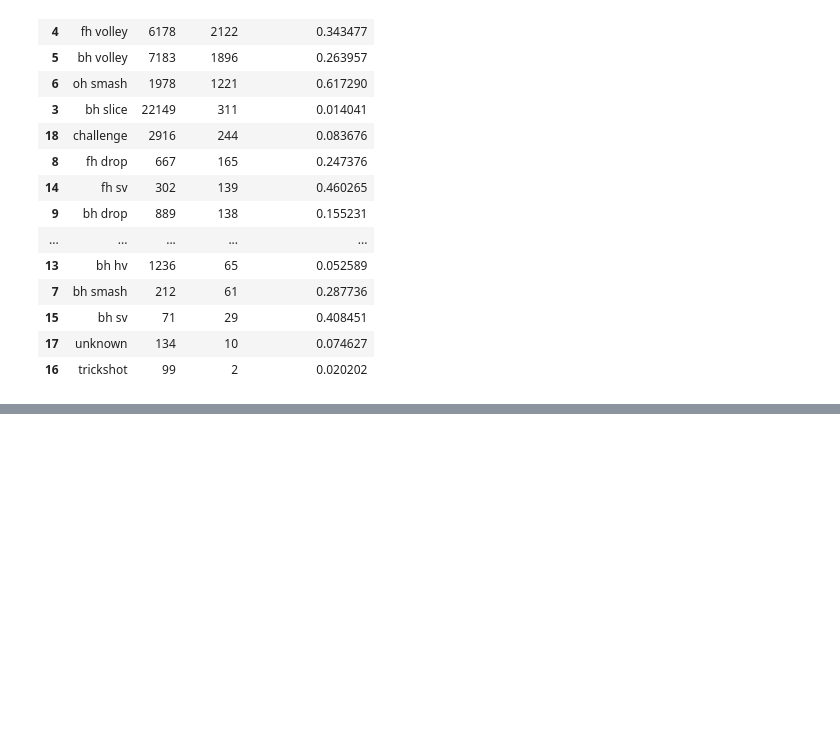
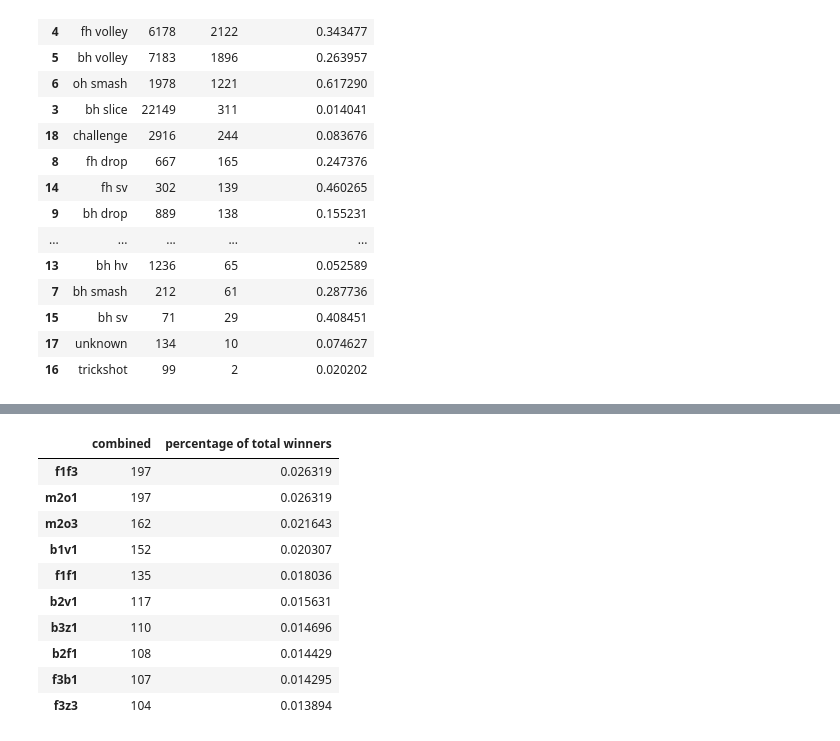
Before and after one commit to kyirong6/303, a Jupyter notebook: experiments/experiments.ipynb, the cells around one changed output, grey strips where cells are left out. Cells and saved outputs as stored; diff of their text form; code cells hidden in the pictures; blank space fills up the shorter version.

```diff
--- a/experiments/experiments.ipynb
+++ b/experiments/experiments.ipynb
@@ -301,0 +365,6 @@ shot_selection_df.sort_values("winner_percentage", ascending=False)
+# %%
+winning_sequence_counts = pd.DataFrame(winning_sequence_df['combined'].value_counts())
+# %%
+winning_sequence_counts_top_ten = winning_sequence_counts.head(10)
+# %%
+winning_sequence_counts_top_ten['percentage of total winners'] = winning_sequence_counts_top_ten['combined'] / winning_sequence_df.shape[0]
@@ -301,0 +377,14 @@ shot_selection_df.sort_values("winner_percentage", ascending=False)
+# %%
+winning_sequence_counts_top_ten
+# %% [output]
+|  | combined | percentage of total winners |
+| f1f3 | 197 | 0.026319 |
+| m2o1 | 197 | 0.026319 |
+| m2o3 | 162 | 0.021643 |
+| b1v1 | 152 | 0.020307 |
+| f1f1 | 135 | 0.018036 |
+| b2v1 | 117 | 0.015631 |
+| b3z1 | 110 | 0.014696 |
+| b2f1 | 108 | 0.014429 |
+| f3b1 | 107 | 0.014295 |
+| f3z3 | 104 | 0.013894 |
```
Also changed, not shown: parts of 25 cells of this notebook.
